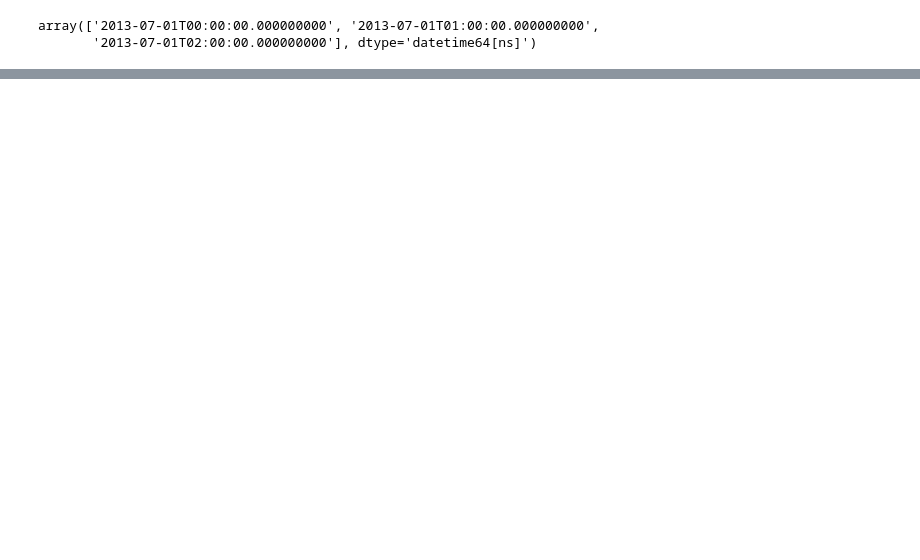
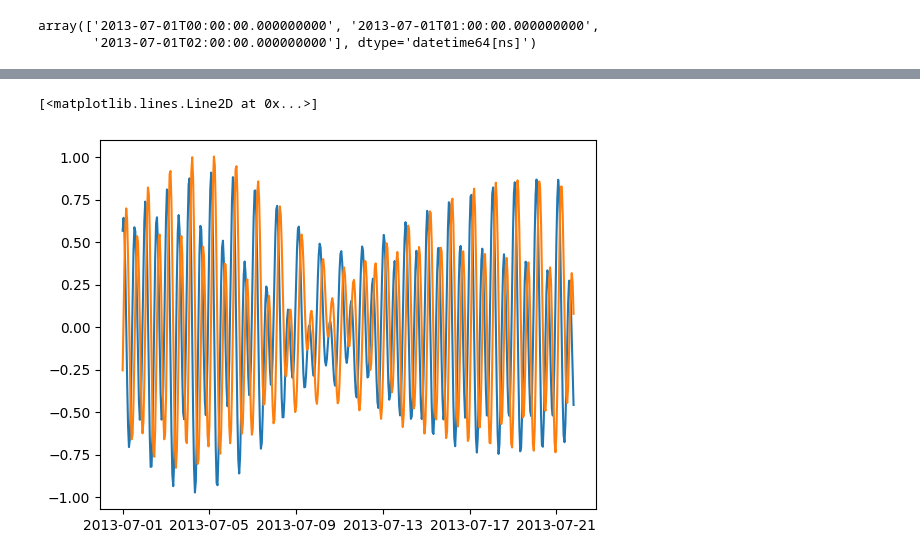
Before and after one commit to williamedge/iwatlas, a Jupyter notebook: sandpit/test_pyTMD_fits.ipynb, the cells around one changed output, grey strips where cells are left out. Cells and saved outputs as stored; diff of their text form; code cells hidden in the pictures; blank space fills up the shorter version.

```diff
--- a/sandpit/test_pyTMD_fits.ipynb
+++ b/sandpit/test_pyTMD_fits.ipynb
@@ -324,0 +234,9 @@ constituents_lower
+# %%
+from sfoda.utils.harmonic_analysis import harmonic_fit, harmonic_signal
+from datetime import datetime
+
+con_freqs = pyTMD.arguments.frequency(constituents_lower)
+
+soda_amp, soda_ph, soda_C = harmonic_fit(ts.to_datetime(), TIDE.data, con_freqs, phsbase=datetime(1990,1,1))
+
+soda_pred = harmonic_signal(ts.to_datetime(), soda_amp, soda_ph, soda_C, con_freqs, phsbase=datetime(1990,1,1))
@@ -324,0 +246,17 @@ constituents_lower
+# %%
+from iwatlas.sshdriver import predict_scalar
+
+# Convert to A and B
+Aa_soda = -soda_amp * np.sin(soda_ph)
+Bb_soda = soda_amp * np.cos(soda_ph)
+
+iwatlas_pred = predict_scalar(ts.to_datetime(), [soda_C], Aa_soda, Bb_soda, con_freqs)#, nodal=True, constituents=constituents_lower)
+# %%
+px = 500
+
+# plt.plot(ts.to_datetime()[:px], TIDE.data[:px], label='FES2022')
+plt.plot(ts.to_datetime()[:px], soda_pred[:px], label='SODA')
+plt.plot(ts.to_datetime()[:px], iwatlas_pred[:px], label='IWATLAS')
+# %% [output]
+[<matplotlib.lines.Line2D at 0x...>]
+[figure, added]
```
Also changed, not shown: parts of 46 cells of this notebook, 2 other files.
